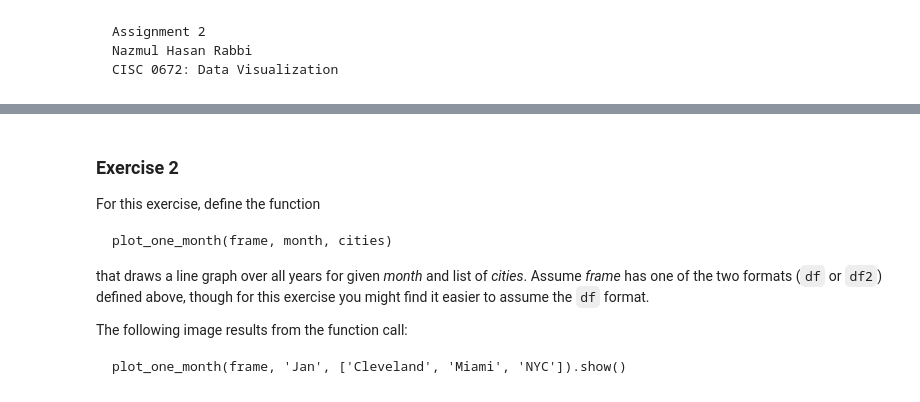
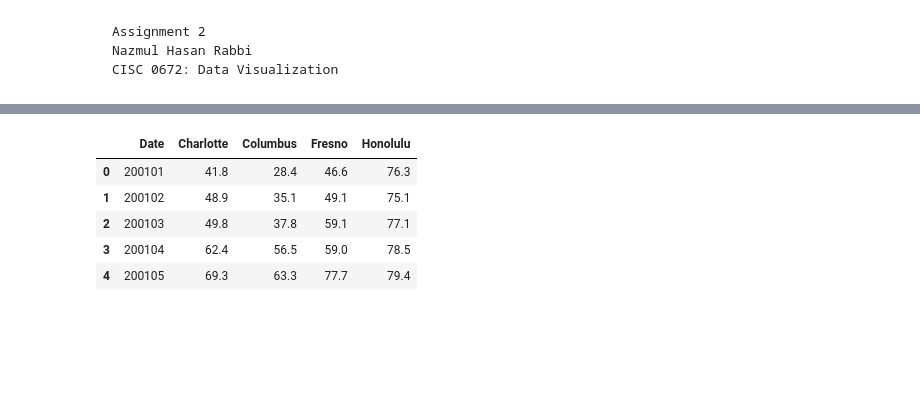
Before and after one commit to nrx33/CISC-0672-Data-Visualization, a Jupyter notebook: assignment_2/nazmul_assignment_2.ipynb, the cells around one changed output, grey strips where cells are left out. Saved outputs shown, nothing was run; the diff lists cells and outputs as text; code cells hidden in the pictures; blank space fills up the shorter version.

```diff
--- a/assignment_2/nazmul_assignment_2.ipynb
+++ b/assignment_2/nazmul_assignment_2.ipynb
@@ -31,11 +24,13 @@ data.head()
-# %% [markdown]
-### Exercise 2
-For this exercise, define the function
-
-    plot_one_month(frame, month, cities)
-
-that draws a line graph over all years for given *month* and list of *cities*. Assume *frame* has one of the two formats (`df` or `df2`) defined above, though for this exercise you might find it easier to assume the `df` format.
-
-The following image results from the function call:
-
-    plot_one_month(frame, 'Jan', ['Cleveland', 'Miami', 'NYC']).show()
+# %%
+# reading in my temp dataset (2001 Jan - 2024 Apr), it was combined using excel
+df = pd.read_csv('./data/cityTempsSeries.csv')
+
+# seeing the first few rows of the dataset
+df.head()
+# %% [output]
+|  | Date | Charlotte | Columbus | Fresno | Honolulu |
+| 0 | 200101 | 41.8 | 28.4 | 46.6 | 76.3 |
+| 1 | 200102 | 48.9 | 35.1 | 49.1 | 75.1 |
+| 2 | 200103 | 49.8 | 37.8 | 59.1 | 77.1 |
+| 3 | 200104 | 62.4 | 56.5 | 59.0 | 78.5 |
+| 4 | 200105 | 69.3 | 63.3 | 77.7 | 79.4 |
```
Also changed, not shown: parts of 16 cells of this notebook, 2 other files.
